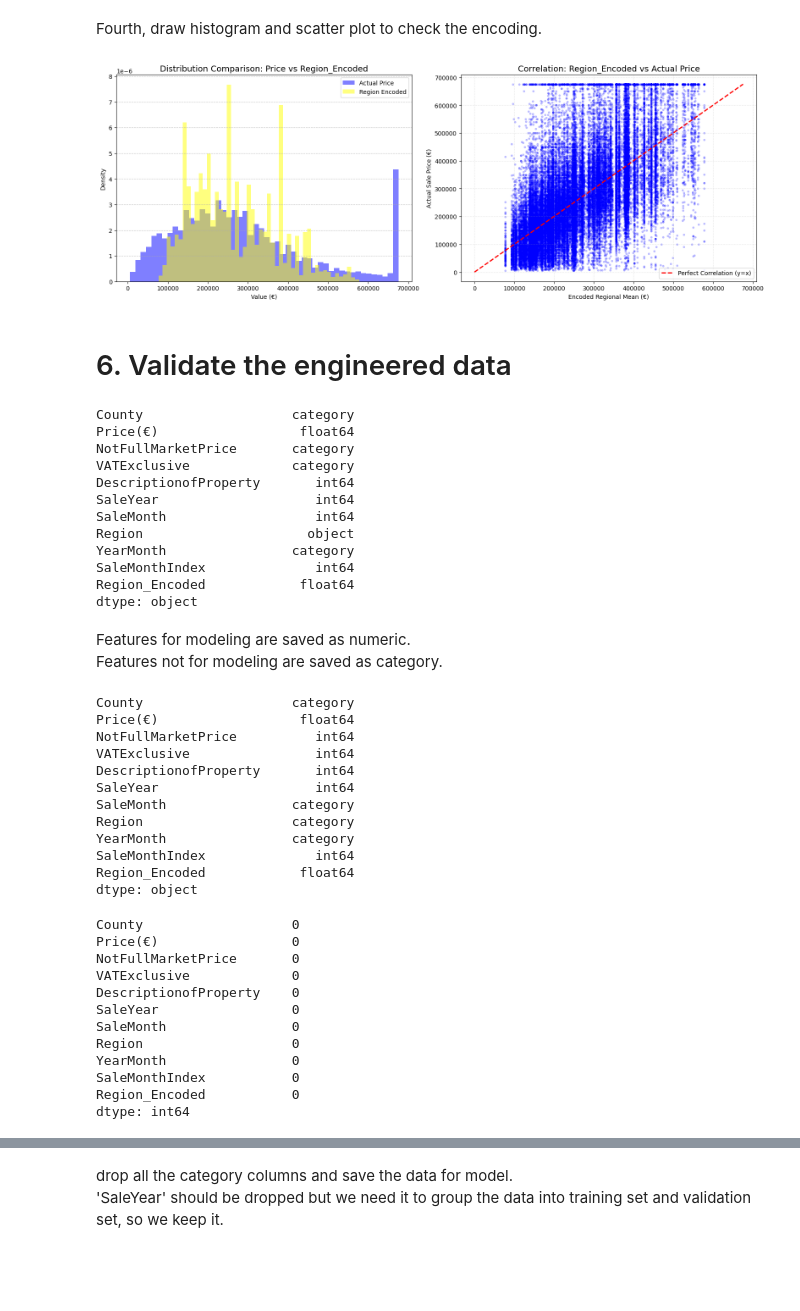
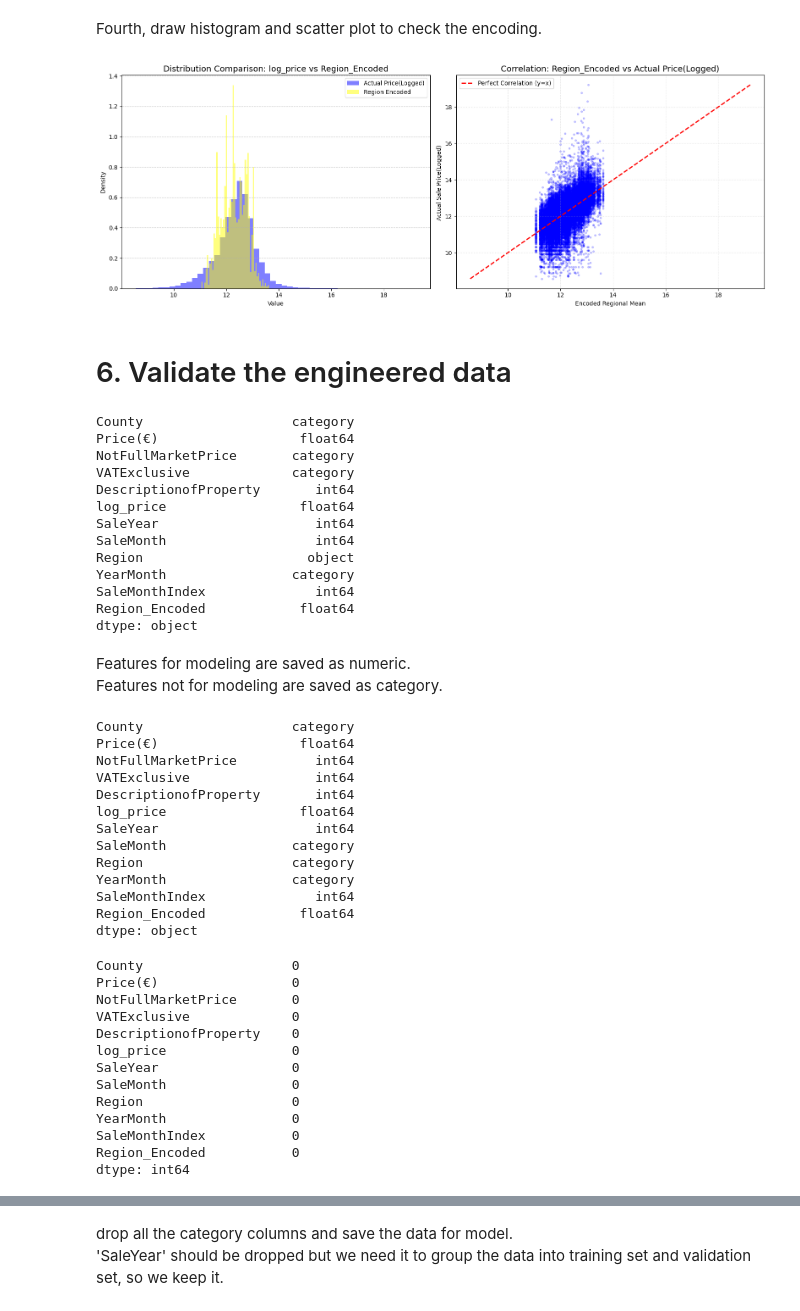
Before and after one commit to wuxiaoli-ucd/Data-Analytics, a Jupyter notebook: feature_paring_and_engineering.ipynb, the cells around one changed output, grey strips where cells are left out. Drawn from its saved outputs; the diff is of its cells as text; code cells hidden in the pictures; blank space fills up the shorter version.

Commit message:
feature engineering and modeling with log_price

```diff
--- a/feature_paring_and_engineering.ipynb
+++ b/feature_paring_and_engineering.ipynb
@@ -473,7 +476,7 @@ First, calculate the average price and count the number of samples grouped by re
 # %%
 
 # 1. calculate the mean and count sample number in a single year
-stats_1y = df.groupby(['SaleYear', 'Region'])['Price(€)'].agg(['mean', 'count']).reset_index()
+stats_1y = df.groupby(['SaleYear', 'Region'])['log_price'].agg(['mean', 'count']).reset_index()
 
 # 2. calculate the mean and count sample number in two years. As 2016 has no prevous year, its two-year values are filled with the value in 2016 only
 stats_2y = stats_1y.sort_values(['Region', 'SaleYear']).copy()
@@ -482,10 +485,10 @@ stats_2y['cum_count_2y'] = stats_2y.groupby('Region')['count'].transform(lambda
 stats_2y['cum_mean_2y'] = stats_2y.groupby('Region')['rolling_sum'].transform(lambda x: x.rolling(window=2, min_periods=1).sum()) / stats_2y['cum_count_2y']
 
 # 3. pick out the mean of DUBLIN_OTHER for later substitution
-stats_dublin_other = df[df['Region'] == 'DUBLIN_OTHER'].groupby('SaleYear')['Price(€)'].mean().reset_index(name='dublin_other_mean')
+stats_dublin_other = df[df['Region'] == 'DUBLIN_OTHER'].groupby('SaleYear')['log_price'].mean().reset_index(name='dublin_other_mean')
 
 # 4. calculate the mean of 2016 only to fill the first year when merging.
-stats_2016 = df[df['SaleYear'] == 2016].groupby('Region')['Price(€)'].mean().reset_index(name='mean_2016')
+stats_2016 = df[df['SaleYear'] == 2016].groupby('Region')['log_price'].mean().reset_index(name='mean_2016')
 # %% [markdown]
 Second, move the results forward by one year (mean of year N now becomes mean of year N+1)
 # %%
@@ -532,7 +535,7 @@ mask_2016 = df['Region_Encoded'].isna() & (df['SaleYear'] == 2016)
 df.loc[mask_2016, 'Region_Encoded'] = df['mean_2016']
 
 # use the total mean to cover the bottom
-df['Region_Encoded'] = df['Region_Encoded'].fillna(df['Price(€)'].mean())
+df['Region_Encoded'] = df['Region_Encoded'].fillna(df['log_price'].mean())
 
 # 3. drop the unnecissary columns
 cols_to_drop = ['mean', 'count', 'cum_mean_2y', 'cum_count_2y', 'dublin_other_mean','mean_2016']
@@ -542,36 +545,37 @@ Fourth, draw histogram and scatter plot to check the encoding.
 # %%
 
 plt.figure(figsize=(16, 6))
 
 # Histogram of Price and Region_Encoded
 plt.subplot(1, 2, 1)
-plt.hist(df['Price(€)'], bins=50, alpha=0.5, color='blue', label='Actual Price', density=True)
+plt.hist(df['log_price'], bins=50, alpha=0.5, color='blue', label='Actual Price(Logged)', density=True)
 plt.hist(df['Region_Encoded'], bins=50, alpha=0.5, color='yellow', label='Region Encoded', density=True)
 
-plt.title('Distribution Comparison: Price vs Region_Encoded', fontsize=14)
-plt.xlabel('Value (€)')
+plt.title('Distribution Comparison: log_price vs Region_Encoded', fontsize=14)
+plt.xlabel('Value')
 plt.ylabel('Density')
 plt.legend()
 plt.grid(axis='y', linestyle='--', alpha=0.7)
 
 # Scatter Plot of Price and Region_Encoded
 plt.subplot(1, 2, 2)
-plt.scatter(df['Region_Encoded'], df['Price(€)'], alpha=0.2, s=8, color='blue')
+plt.scatter(df['Region_Encoded'], df['log_price'], alpha=0.2, s=8, color='blue')
 
 # add a perfect line where y=x
-limit = max(df['Price(€)'].max(), df['Region_Encoded'].max())
-plt.plot([0, limit], [0, limit], color='red', linestyle='--', linewidth=2, label='Perfect Correlation (y=x)')
+limit_max = max(df['log_price'].max(), df['Region_Encoded'].max())
+limit_min=min(df['log_price'].min(), df['Region_Encoded'].min())
+plt.plot([limit_min, limit_max], [limit_min, limit_max], color='red', linestyle='--', linewidth=2, label='Perfect Correlation (y=x)')
 
-plt.title('Correlation: Region_Encoded vs Actual Price', fontsize=14)
-plt.xlabel('Encoded Regional Mean (€)')
-plt.ylabel('Actual Sale Price (€)')
+plt.title('Correlation: Region_Encoded vs Actual Price(Logged)', fontsize=14)
+plt.xlabel('Encoded Regional Mean')
+plt.ylabel('Actual Sale Price(Logged) ')
 plt.legend()
 plt.grid(linestyle=':', alpha=0.5)
 
 plt.tight_layout()
 plt.show()
 # %% [output]
-[figure, old version]
+[figure, new version]
 # %% [markdown]
 # 6. Validate the engineered data
 # %%
@@ -582,6 +586,7 @@ Price(€)                  float64
 NotFullMarketPrice       category
 VATExclusive             category
 DescriptionofProperty       int64
+log_price                 float64
 SaleYear                    int64
 SaleMonth                   int64
 Region                     object
@@ -606,6 +611,7 @@ Price(€)                  float64
 NotFullMarketPrice          int64
 VATExclusive                int64
 DescriptionofProperty       int64
+log_price                 float64
 SaleYear                    int64
 SaleMonth                category
 Region                   category
@@ -621,6 +627,7 @@ Price(€)                 0
 NotFullMarketPrice       0
 VATExclusive             0
 DescriptionofProperty    0
+log_price                0
 SaleYear                 0
 SaleMonth                0
 Region                   0
```
Also changed, not shown: parts of 18 cells of this notebook, 11 other files.
